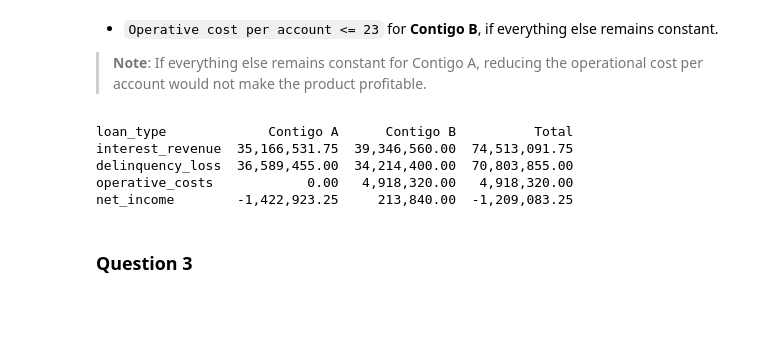
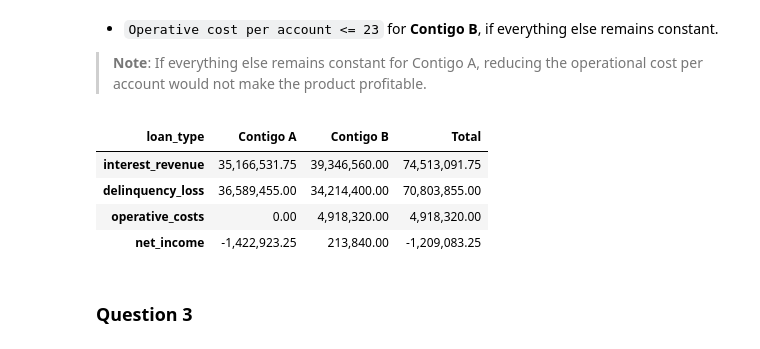
Before and after one commit to mandelbrojt/stori-ba-assessment, a Jupyter notebook: part1-state-of-business-analysis.ipynb, the cells around one changed output. Saved outputs shown, nothing was run; the diff lists cells and outputs as text; code cells hidden in the pictures; blank space fills up the shorter version.

```diff
--- a/part1-state-of-business-analysis.ipynb
+++ b/part1-state-of-business-analysis.ipynb
@@ -159,12 +161,11 @@ loan_b = contigo_b_features.copy()
 
 loan_a["op_cost_per_acct"] = 0
 loan_b["op_cost_per_acct"] = 23
-
-print(im.overall_results(loan_a,loan_b))
-im.visualize_results(loan_a,loan_b)
-# %% [output]
-loan_type             Contigo A      Contigo B          Total
-interest_revenue  35,166,531.75  39,346,560.00  74,513,091.75
-delinquency_loss  36,589,455.00  34,214,400.00  70,803,855.00
-operative_costs            0.00   4,918,320.00   4,918,320.00
-net_income        -1,422,923.25     213,840.00  -1,209,083.25
+# %%
+im.overall_results(loan_a,loan_b)
+# %% [output]
+| loan_type | Contigo A | Contigo B | Total |
+| interest_revenue | 35,166,531.75 | 39,346,560.00 | 74,513,091.75 |
+| delinquency_loss | 36,589,455.00 | 34,214,400.00 | 70,803,855.00 |
+| operative_costs | 0.00 | 4,918,320.00 | 4,918,320.00 |
+| net_income | -1,422,923.25 | 213,840.00 | -1,209,083.25 |
```
Also changed, not shown: parts of 14 cells of this notebook.
